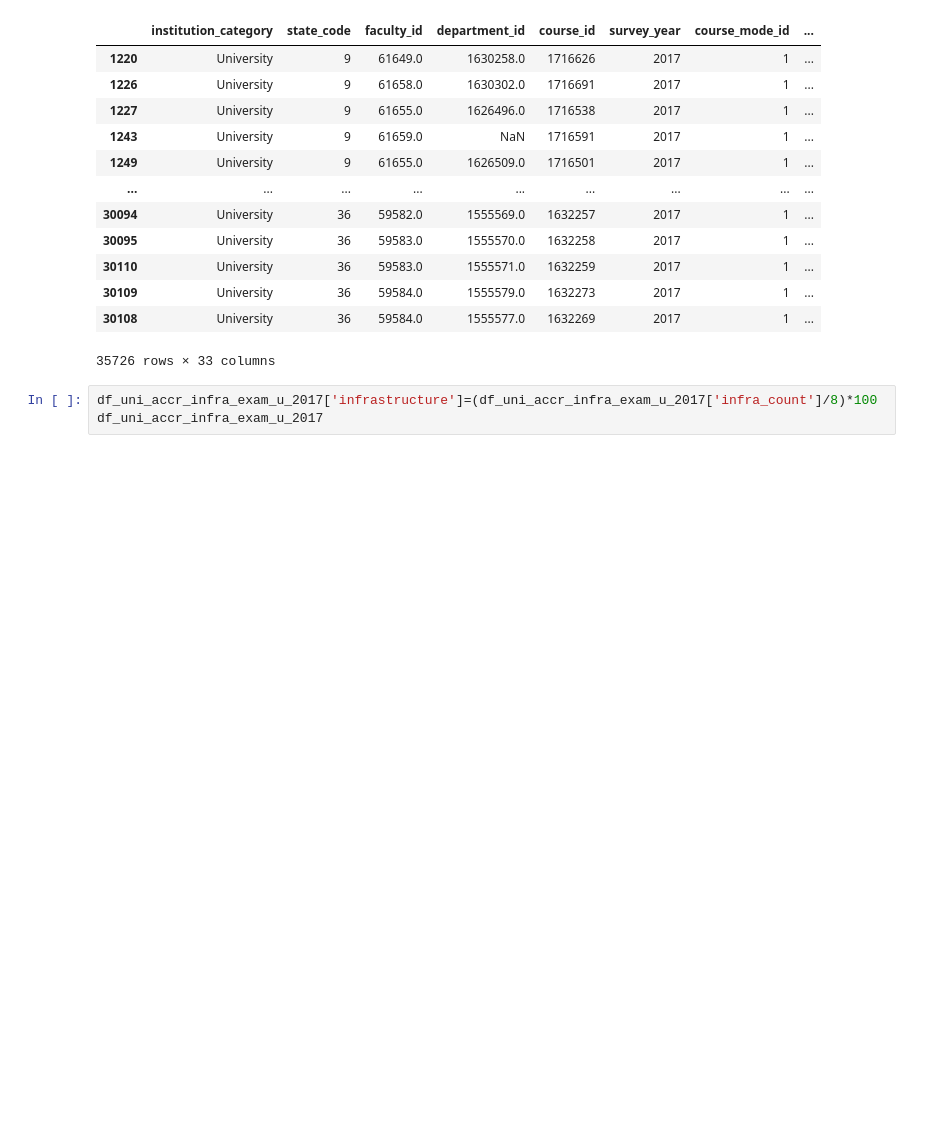
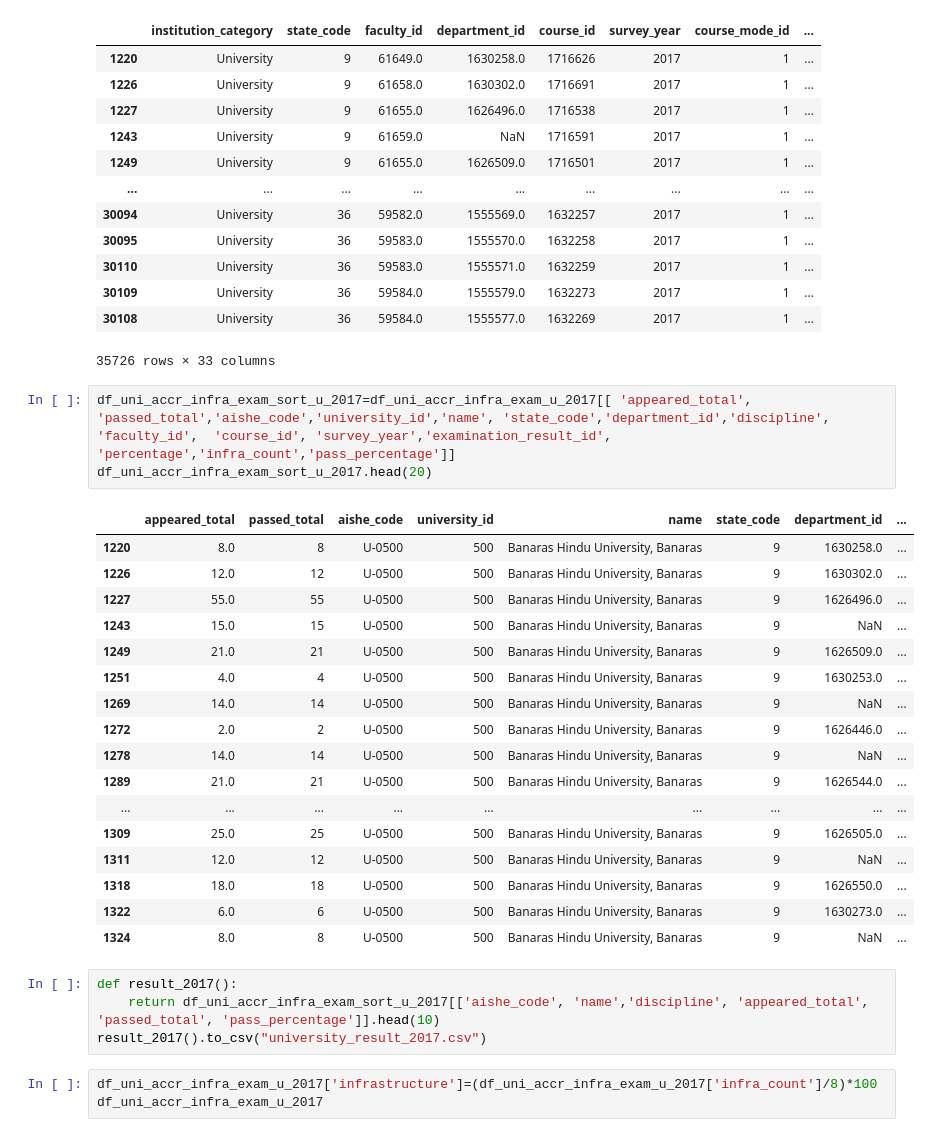
Before and after one commit to jainharsh8506/SIH2022, a Jupyter notebook: Hello/university_2017.ipynb, the cells around one changed output. Saved outputs shown, nothing was run; the diff lists cells and outputs as text; blank space fills up the shorter version.

```diff
--- a/Hello/university_2017.ipynb
+++ b/Hello/university_2017.ipynb
@@ -659,6 +644,31 @@ df_uni_accr_infra_exam_u_2017
 | 30109 | University | 36 | 59584.0 | 1555579.0 | 1632273 | 2017 | 1 | ... |
 | 30108 | University | 36 | 59584.0 | 1555577.0 | 1632269 | 2017 | 1 | ... |
 35726 rows × 33 columns
+# %%
+df_uni_accr_infra_exam_sort_u_2017=df_uni_accr_infra_exam_u_2017[[ 'appeared_total', 'passed_total','aishe_code','university_id','name', 'state_code','department_id','discipline', 'faculty_id',  'course_id', 'survey_year','examination_result_id', 'percentage','infra_count','pass_percentage']]
+df_uni_accr_infra_exam_sort_u_2017.head(20)
+# %% [output]
+|  | appeared_total | passed_total | aishe_code | university_id | name | state_code | department_id | ... |
+| 1220 | 8.0 | 8 | U-0500 | 500 | Banaras Hindu University, Banaras | 9 | 1630258.0 | ... |
+| 1226 | 12.0 | 12 | U-0500 | 500 | Banaras Hindu University, Banaras | 9 | 1630302.0 | ... |
+| 1227 | 55.0 | 55 | U-0500 | 500 | Banaras Hindu University, Banaras | 9 | 1626496.0 | ... |
+| 1243 | 15.0 | 15 | U-0500 | 500 | Banaras Hindu University, Banaras | 9 | NaN | ... |
+| 1249 | 21.0 | 21 | U-0500 | 500 | Banaras Hindu University, Banaras | 9 | 1626509.0 | ... |
+| 1251 | 4.0 | 4 | U-0500 | 500 | Banaras Hindu University, Banaras | 9 | 1630253.0 | ... |
+| 1269 | 14.0 | 14 | U-0500 | 500 | Banaras Hindu University, Banaras | 9 | NaN | ... |
+| 1272 | 2.0 | 2 | U-0500 | 500 | Banaras Hindu University, Banaras | 9 | 1626446.0 | ... |
+| 1278 | 14.0 | 14 | U-0500 | 500 | Banaras Hindu University, Banaras | 9 | NaN | ... |
+| 1289 | 21.0 | 21 | U-0500 | 500 | Banaras Hindu University, Banaras | 9 | 1626544.0 | ... |
+| ... | ... | ... | ... | ... | ... | ... | ... | ... |
+| 1309 | 25.0 | 25 | U-0500 | 500 | Banaras Hindu University, Banaras | 9 | 1626505.0 | ... |
+| 1311 | 12.0 | 12 | U-0500 | 500 | Banaras Hindu University, Banaras | 9 | NaN | ... |
+| 1318 | 18.0 | 18 | U-0500 | 500 | Banaras Hindu University, Banaras | 9 | 1626550.0 | ... |
+| 1322 | 6.0 | 6 | U-0500 | 500 | Banaras Hindu University, Banaras | 9 | 1630273.0 | ... |
+| 1324 | 8.0 | 8 | U-0500 | 500 | Banaras Hindu University, Banaras | 9 | NaN | ... |
+# %%
+def result_2017():
+    return df_uni_accr_infra_exam_sort_u_2017[['aishe_code', 'name','discipline', 'appeared_total', 'passed_total', 'pass_percentage']].head(10)
+result_2017().to_csv("university_result_2017.csv")
 # %%
 df_uni_accr_infra_exam_u_2017['infrastructure']=(df_uni_accr_infra_exam_u_2017['infra_count']/8)*100
 df_uni_accr_infra_exam_u_2017
```
Also changed, not shown: parts of 3 cells of this notebook, 3 other files.
